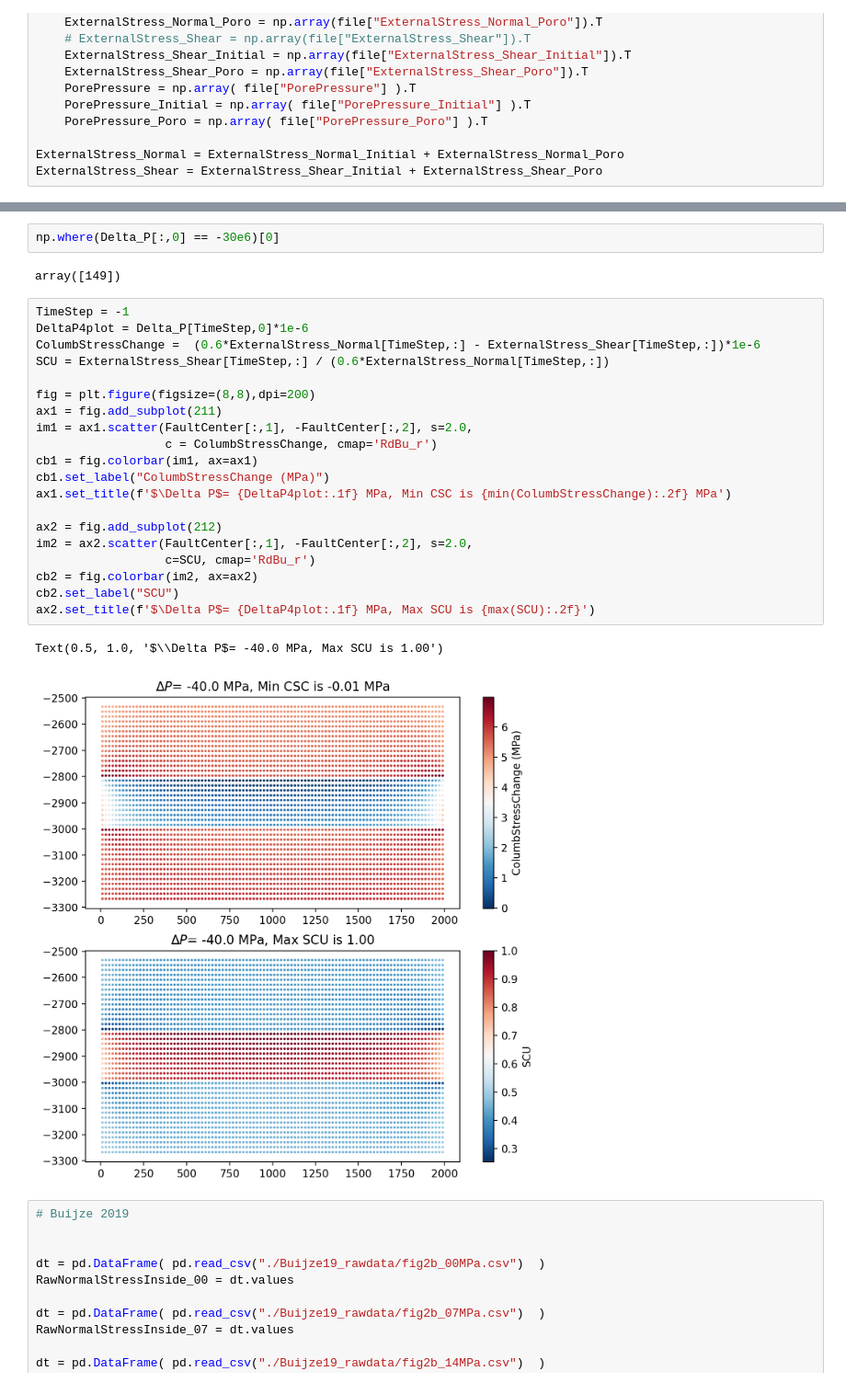
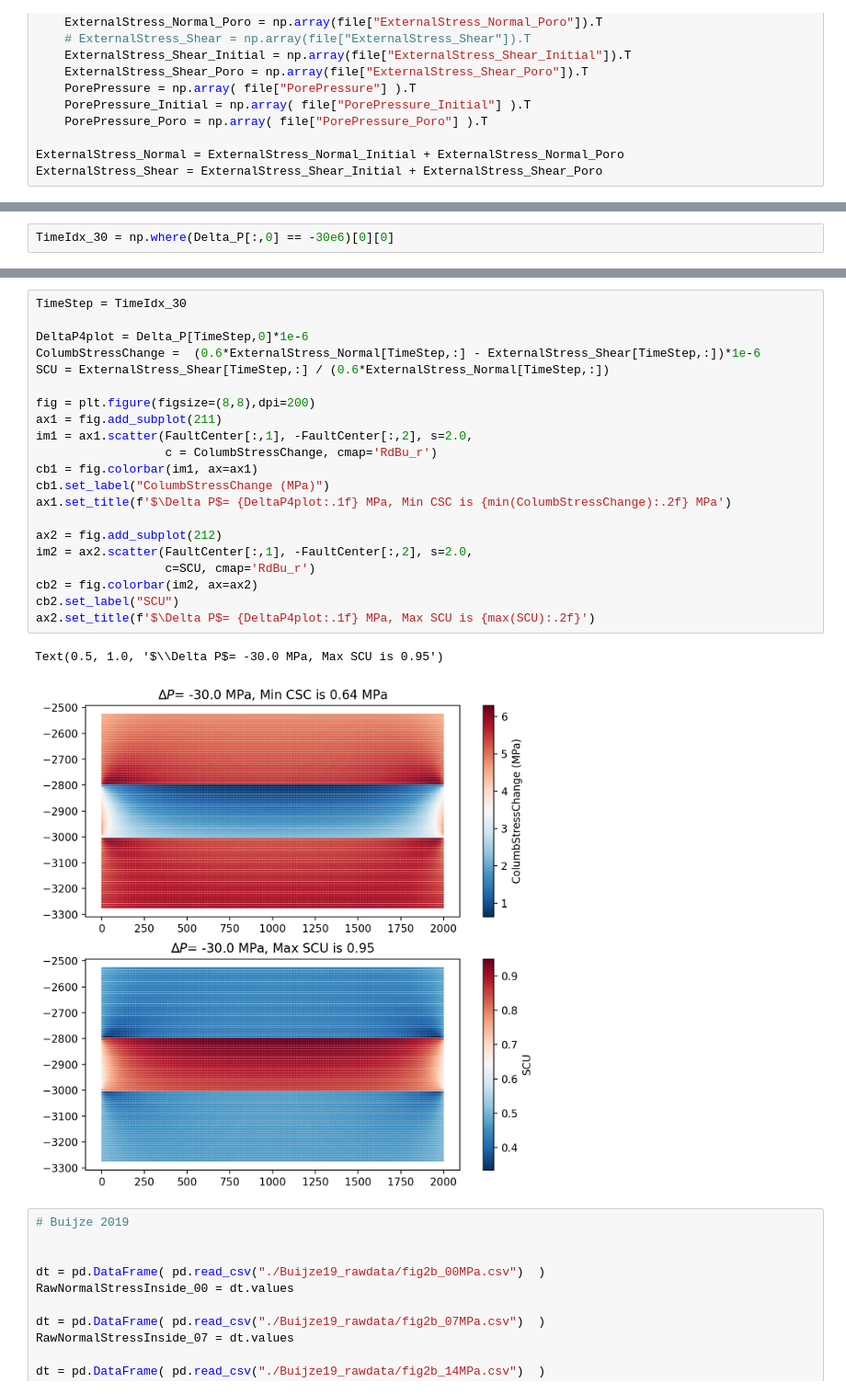
Before and after one commit to qshi47/Flow2QuakeDFN, a Jupyter notebook: Plot_InitialStress.ipynb, the cells around one changed output, grey strips where cells are left out. Shown at 92% size. Saved outputs shown, nothing was run; the diff lists cells and outputs as text.

```diff
--- a/Plot_InitialStress.ipynb
+++ b/Plot_InitialStress.ipynb
@@ -49 +34,3 @@ Text(0, 0.5, 'Min Coloumb Stress')
+# %%
+TimeIdx_30 = np.where(Delta_P[:,0] == -30e6)[0][0]
 # %%
@@ -75,30 +62,27 @@ Text(0.5, 1.0, '20.0 Year')
-# %%
-np.where(Delta_P[:,0] == -30e6)[0]
-# %% [output]
-array([149])
 # %%
-TimeStep = -1
+TimeStep = TimeIdx_30
+
 DeltaP4plot = Delta_P[TimeStep,0]*1e-6
 ColumbStressChange =  (0.6*ExternalStress_Normal[TimeStep,:] - ExternalStress_Shear[TimeStep,:])*1e-6
 SCU = ExternalStress_Shear[TimeStep,:] / (0.6*ExternalStress_Normal[TimeStep,:])
 
 fig = plt.figure(figsize=(8,8),dpi=200)
 ax1 = fig.add_subplot(211)
 im1 = ax1.scatter(FaultCenter[:,1], -FaultCenter[:,2], s=2.0,
                   c = ColumbStressChange, cmap='RdBu_r')
 cb1 = fig.colorbar(im1, ax=ax1)
 cb1.set_label("ColumbStressChange (MPa)")
 ax1.set_title(f'$\Delta P$= {DeltaP4plot:.1f} MPa, Min CSC is {min(ColumbStressChange):.2f} MPa')
 
 ax2 = fig.add_subplot(212)
 im2 = ax2.scatter(FaultCenter[:,1], -FaultCenter[:,2], s=2.0,
                   c=SCU, cmap='RdBu_r')
 cb2 = fig.colorbar(im2, ax=ax2)
 cb2.set_label("SCU")
 ax2.set_title(f'$\Delta P$= {DeltaP4plot:.1f} MPa, Max SCU is {max(SCU):.2f}')
 # %% [output]
-Text(0.5, 1.0, '$\\Delta P$= -40.0 MPa, Max SCU is 1.00')
+Text(0.5, 1.0, '$\\Delta P$= -30.0 MPa, Max SCU is 0.95')
-[figure, old version]
+[figure, new version]
 # %%
 # Buijze 2019
 
```
Also changed, not shown: parts of 10 cells of this notebook, 6 other files.
